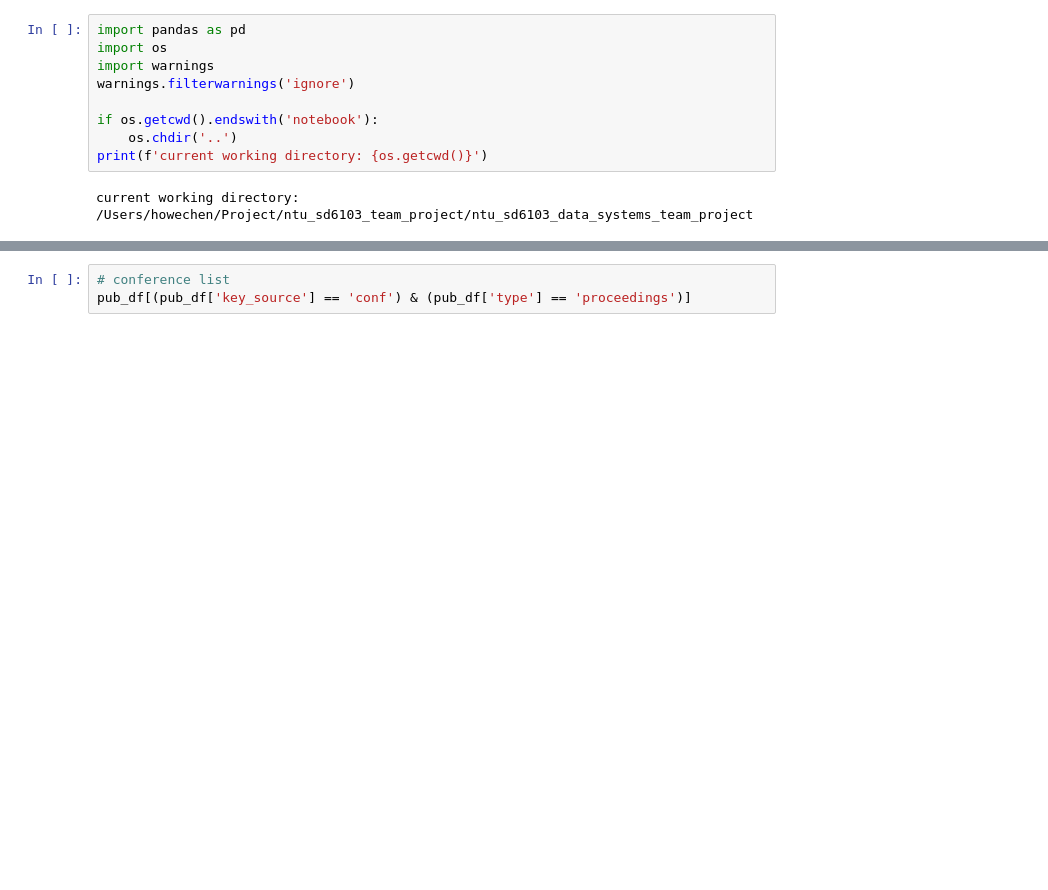
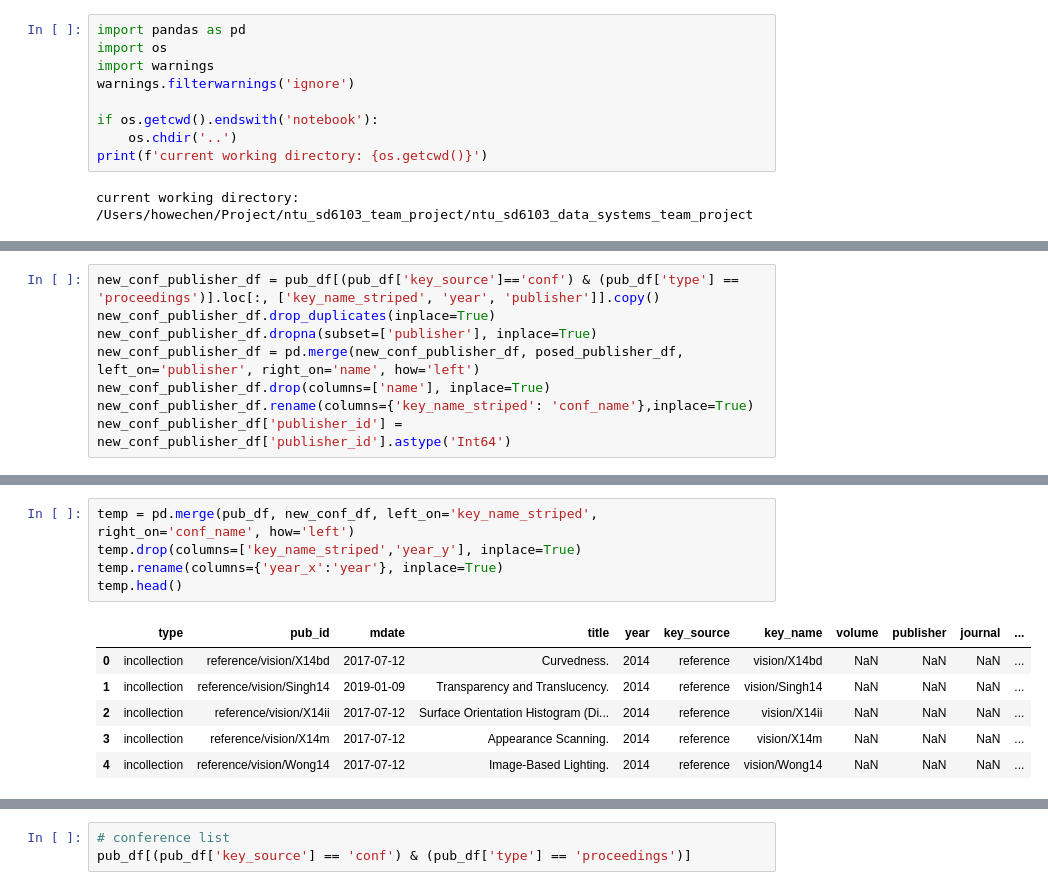
Before and after one commit to HoweChen0517/ntu_sd6103_data_systems_team_project, a Jupyter notebook: notebook/preprocessing.ipynb, the cells around one changed output, grey strips where cells are left out. Saved outputs shown, nothing was run; the diff lists cells and outputs as text; blank space fills up the shorter version.

```diff
--- a/notebook/preprocessing.ipynb
+++ b/notebook/preprocessing.ipynb
@@ -27,0 +120,8 @@ publisher_df = pd.read_csv(publisher_csv_path)
+# %%
+new_conf_publisher_df = pub_df[(pub_df['key_source']=='conf') & (pub_df['type'] == 'proceedings')].loc[:, ['key_name_striped', 'year', 'publisher']].copy()
+new_conf_publisher_df.drop_duplicates(inplace=True)
+new_conf_publisher_df.dropna(subset=['publisher'], inplace=True)
+new_conf_publisher_df = pd.merge(new_conf_publisher_df, posed_publisher_df, left_on='publisher', right_on='name', how='left')
+new_conf_publisher_df.drop(columns=['name'], inplace=True)
+new_conf_publisher_df.rename(columns={'key_name_striped': 'conf_name'},inplace=True)
+new_conf_publisher_df['publisher_id'] = new_conf_publisher_df['publisher_id'].astype('Int64')
@@ -27,0 +165,12 @@ publisher_df = pd.read_csv(publisher_csv_path)
+# %%
+temp = pd.merge(pub_df, new_conf_df, left_on='key_name_striped', right_on='conf_name', how='left')
+temp.drop(columns=['key_name_striped','year_y'], inplace=True)
+temp.rename(columns={'year_x':'year'}, inplace=True)
+temp.head()
+# %% [output]
+|  | type | pub_id | mdate | title | year | key_source | key_name | volume | publisher | journal | ... |
+| 0 | incollection | reference/vision/X14bd | 2017-07-12 | Curvedness. | 2014 | reference | vision/X14bd | NaN | NaN | NaN | ... |
+| 1 | incollection | reference/vision/Singh14 | 2019-01-09 | Transparency and Translucency. | 2014 | reference | vision/Singh14 | NaN | NaN | NaN | ... |
+| 2 | incollection | reference/vision/X14ii | 2017-07-12 | Surface Orientation Histogram (Di... | 2014 | reference | vision/X14ii | NaN | NaN | NaN | ... |
+| 3 | incollection | reference/vision/X14m | 2017-07-12 | Appearance Scanning. | 2014 | reference | vision/X14m | NaN | NaN | NaN | ... |
+| 4 | incollection | reference/vision/Wong14 | 2017-07-12 | Image-Based Lighting. | 2014 | reference | vision/Wong14 | NaN | NaN | NaN | ... |
```
Also changed, not shown: parts of 35 cells of this notebook, 6 other files.
